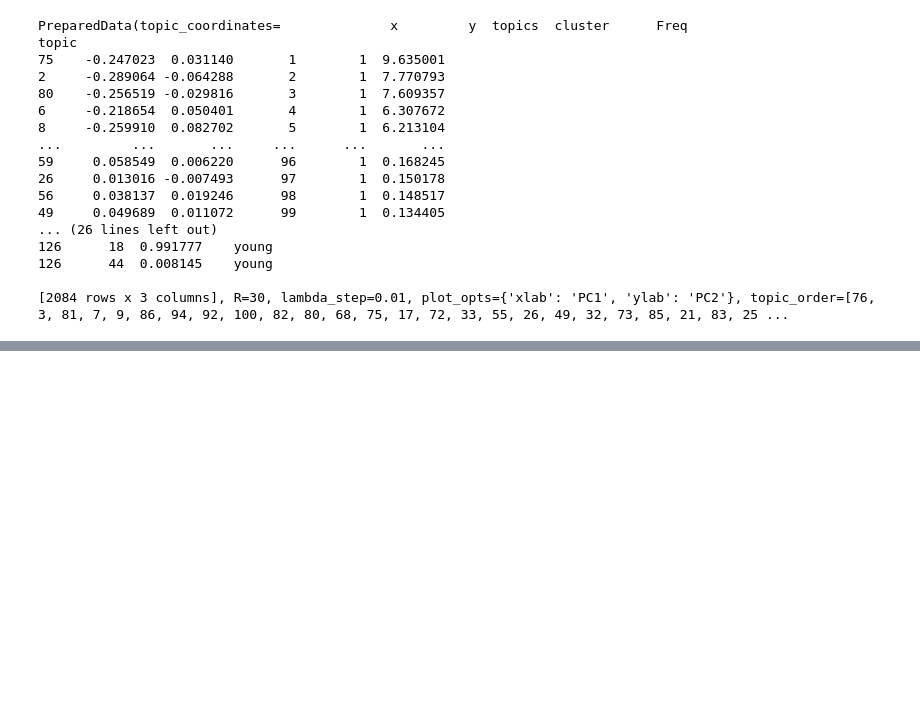
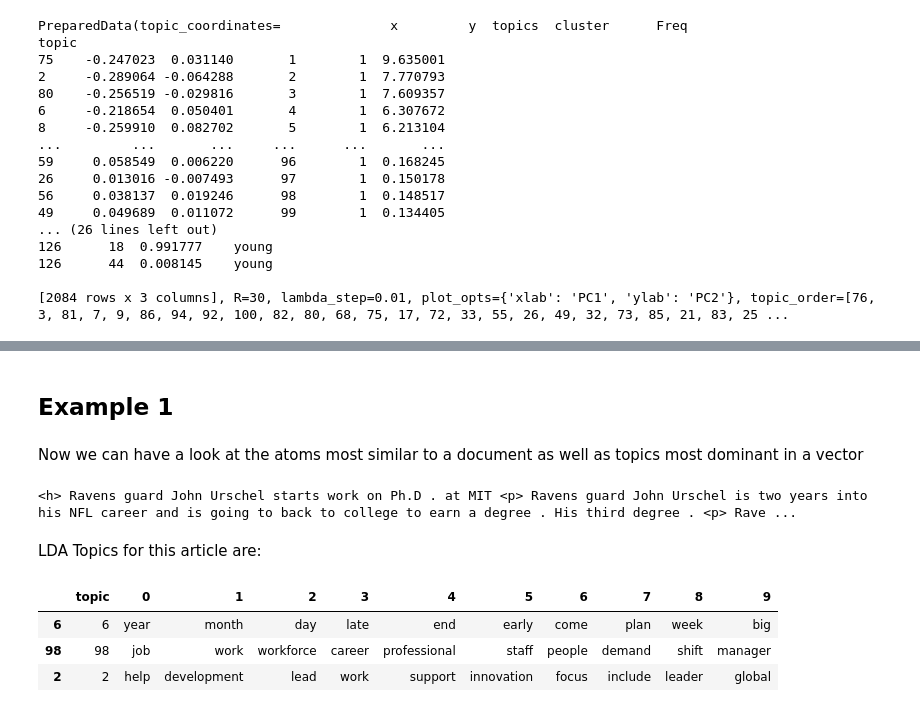
Before and after one commit to varshar16/K-SVD-Word-Embedding, a Jupyter notebook: ksvd-application.ipynb, the cells around one changed output, grey strips where cells are left out. Drawn from its saved outputs; the diff is of its cells as text; code cells hidden in the pictures; blank space fills up the shorter version.

```diff
--- a/ksvd-application.ipynb
+++ b/ksvd-application.ipynb
@@ -352,0 +394,28 @@ topic
+# %%
+def get_best_topics(corpus):
+    best_topics = []
+    for doc in corpus:
+        topics = lda_model.get_document_topics(doc)
+        top3 = [pair[0] for pair in sorted(topics, key=lambda x: x[1], reverse=True)[:3]]
+        best_topics.append(top3)
+    return best_topics
+# %%
+best_topics_per_doc = get_best_topics(corpus)
+# %% [markdown]
+## Example 1
+# %% [markdown]
+Now we can have a look at the atoms most similar to a document as well as topics most dominant in a vector
+# %%
+idx = np.random.randint(0, df.shape[0])
+print(df.loc[idx, 'text'][:1000])
+# %% [output]
+<h> Ravens guard John Urschel starts work on Ph.D . at MIT <p> Ravens guard John Urschel is two years into his NFL career and is going to back to college to earn a degree . His third degree . <p> Rave ...
+# %% [markdown]
+LDA Topics for this article are:
+# %%
+topic_df.iloc[best_topics_per_doc[idx], :]
+# %% [output]
+|  | topic | 0 | 1 | 2 | 3 | 4 | 5 | 6 | 7 | 8 | 9 |
+| 6 | 6 | year | month | day | late | end | early | come | plan | week | big |
+| 98 | 98 | job | work | workforce | career | professional | staff | people | demand | shift | manager |
+| 2 | 2 | help | development | lead | work | support | innovation | focus | include | leader | global |
```
Also changed, not shown: parts of 31 cells of this notebook.
